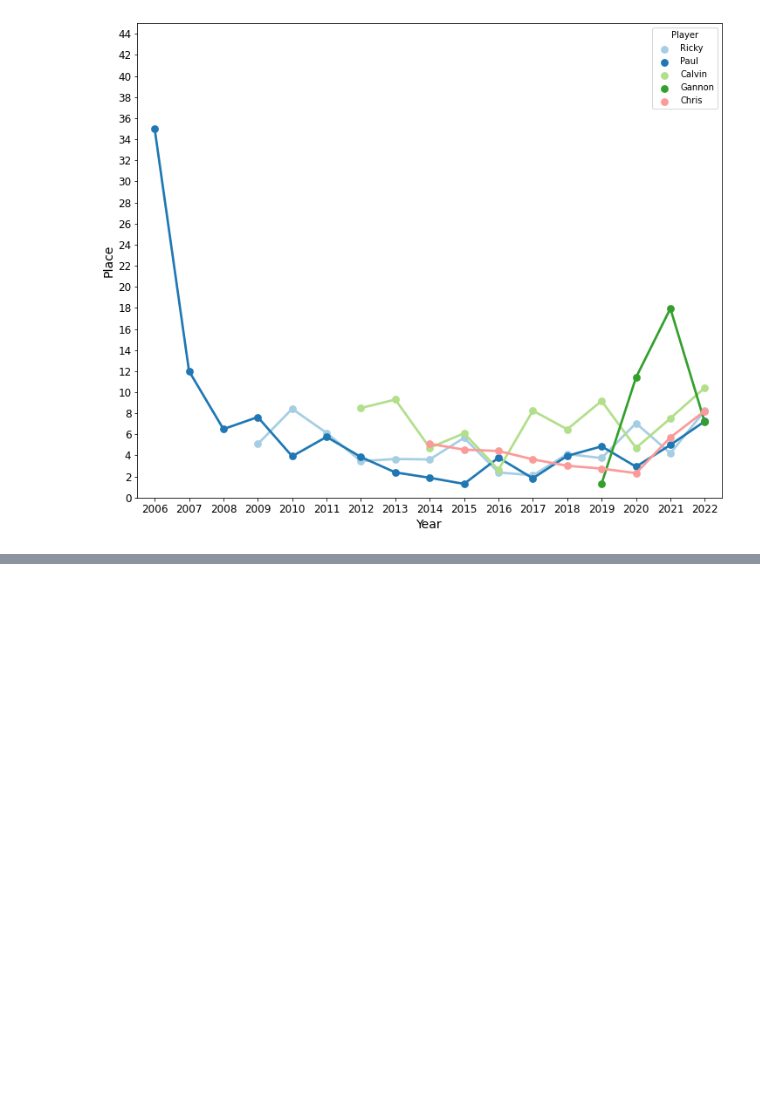
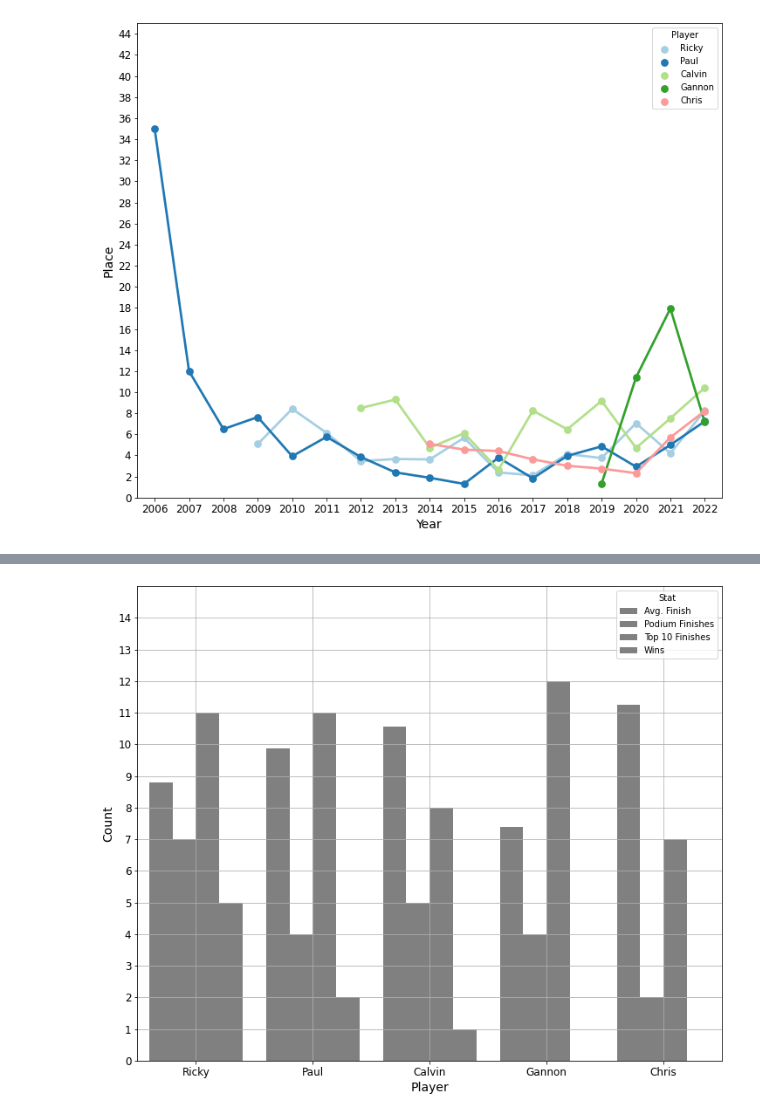
Before and after one commit to jamorgan8/disc-golf-analysis, a Jupyter notebook: notebooks/Analysis.ipynb, the cells around one changed output, grey strips where cells are left out. Cells and saved outputs as stored; diff of their text form; code cells hidden in the pictures; blank space fills up the shorter version.

```diff
--- a/notebooks/Analysis.ipynb
+++ b/notebooks/Analysis.ipynb
@@ -798,0 +922,35 @@ plt.show()
+# %%
+avg = pd.DataFrame({'x':['Ricky', 'Paul', 'Calvin', 'Gannon', 'Chris'],
+                    'y':[8.79, 9.86, 10.57, 7.40, 11.25]})
+
+pod = pd.DataFrame({'x':['Ricky', 'Paul', 'Calvin', 'Gannon', 'Chris'],
+                        'y':[7, 4, 5, 4, 2]})
+
+t10 = pd.DataFrame({'x':['Ricky', 'Paul', 'Calvin', 'Gannon', 'Chris'],
+                        'y':[11, 11, 8, 12, 7]})
+
+w = pd.DataFrame({'x':['Ricky', 'Paul', 'Calvin', 'Gannon', 'Chris'],
+                        'y':[5, 2, 1, 0, 0]})
+
+yticks = np.arange(0, 15, 1) ##sets y ticks. parameters = (start, stop, step)
+
+avg['Stat'] = 'Avg. Finish'
+pod['Stat'] = 'Podium Finishes'
+t10['Stat'] = 'Top 10 Finishes'
+w['Stat'] = 'Wins'
+res=pd.concat([avg,pod,t10,w])
+#sns.set_style('whitegrid')
+fig, ax = plt.subplots(figsize=(12,10))
+sns.barplot(x='x', y='y', data=res, hue='Stat', palette=['grey', 'grey','grey', 'grey'], ax=ax)
+##set color for each line in order
+plt.grid(axis='both')
+plt.xlabel('Player', fontsize=14)
+plt.ylabel('Count', fontsize=14)
+plt.ylim(0, 15)
+plt.yticks(yticks, fontsize=12)
+plt.xticks(fontsize=12)
+#plt.title('Tour Stats', fontsize=16)
+plt.savefig('../assets/tour-stats-gannon.jpg')
+plt.show()
+# %% [output]
+[figure, added]
```
Also changed, not shown: parts of 6 cells of this notebook, 7 other files.
